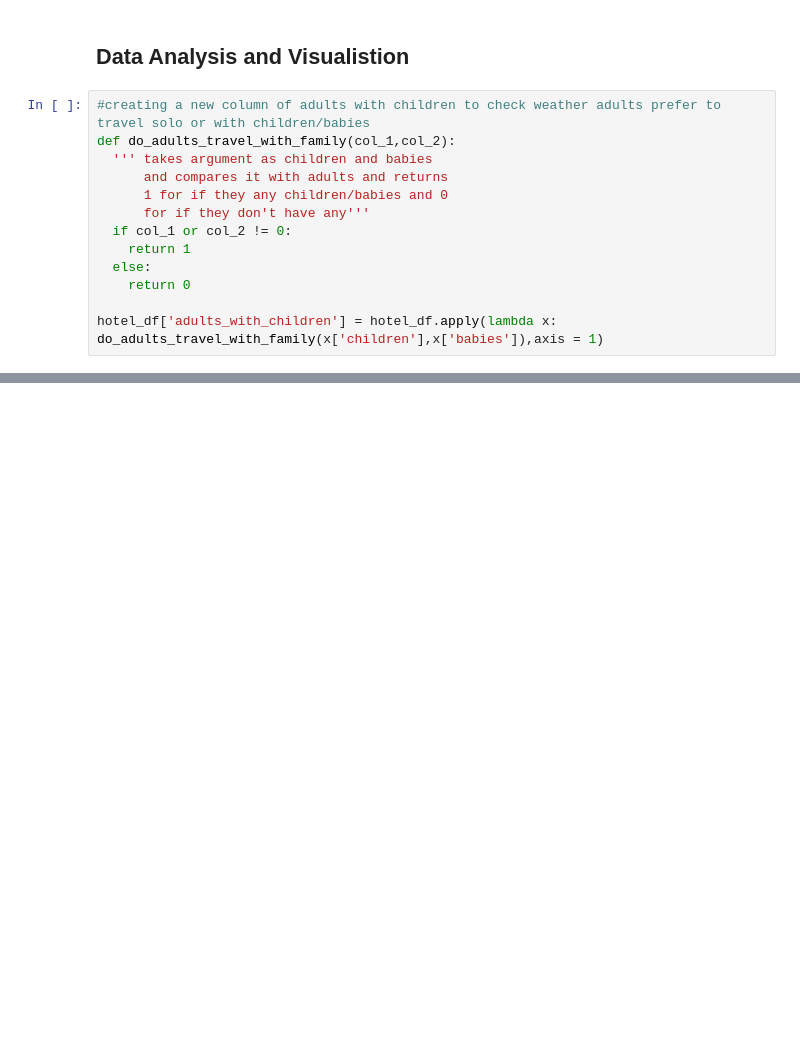
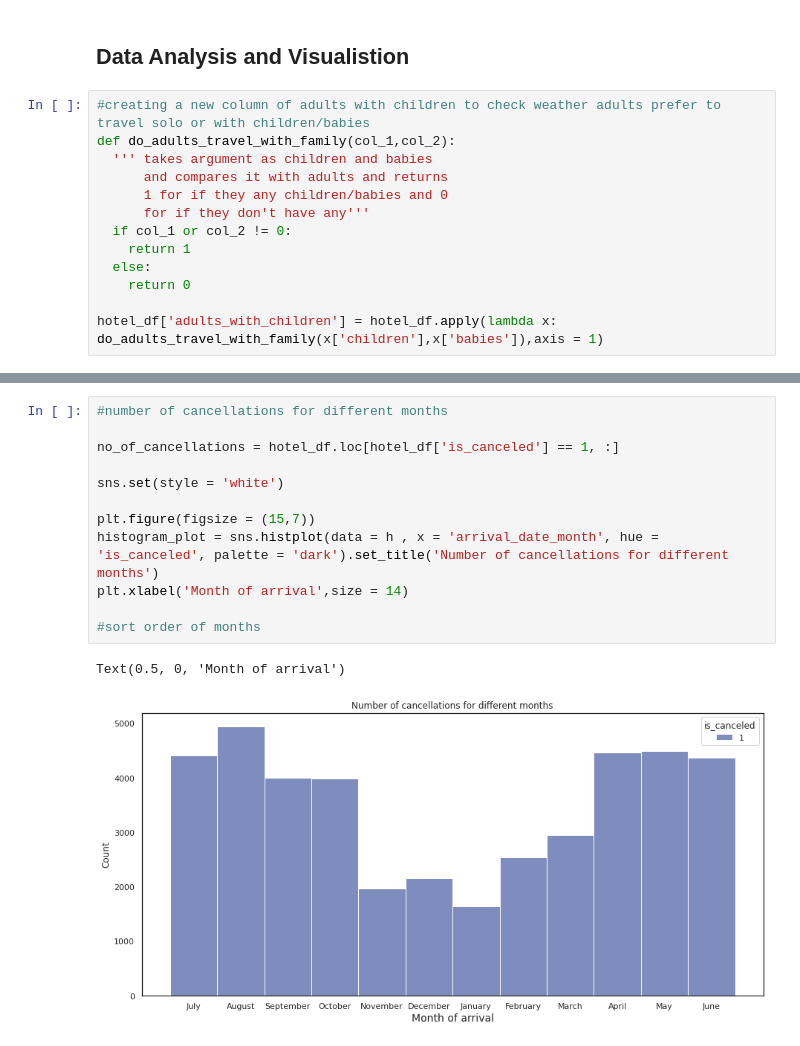
Before and after one commit to Kushan1001/Hotel-booking-data-analysis, a Jupyter notebook: Hotel_Booking_Analysis.ipynb, the cells around one changed output, grey strips where cells are left out. Saved outputs shown, nothing was run; the diff lists cells and outputs as text; blank space fills up the shorter version.

```diff
--- a/Hotel_Booking_Analysis.ipynb
+++ b/Hotel_Booking_Analysis.ipynb
@@ -149,0 +144,15 @@ special_requests.plot(kind='bar')
+# %%
+#number of cancellations for different months
+
+no_of_cancellations = hotel_df.loc[hotel_df['is_canceled'] == 1, :]
+
+sns.set(style = 'white')
+
+plt.figure(figsize = (15,7))
+histogram_plot = sns.histplot(data = h , x = 'arrival_date_month', hue = 'is_canceled', palette = 'dark').set_title('Number of cancellations for different months')
+plt.xlabel('Month of arrival',size = 14)
+
+#sort order of months
+# %% [output]
+Text(0.5, 0, 'Month of arrival')
+[figure, added]
```
Also changed, not shown: parts of 10 cells of this notebook.
